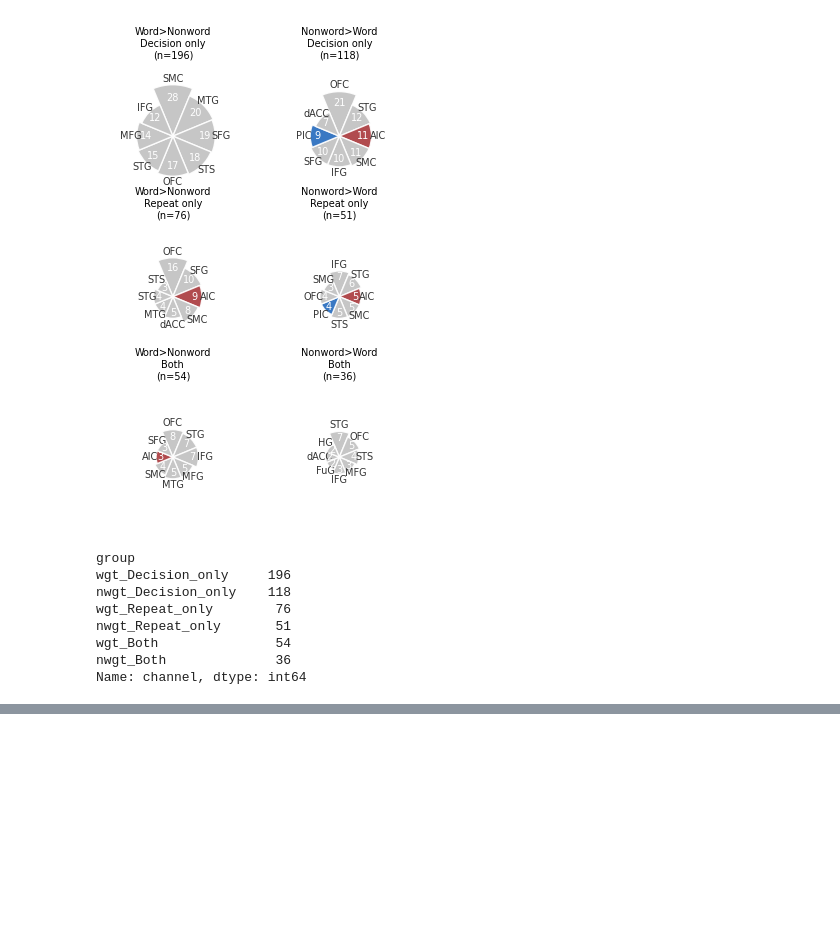
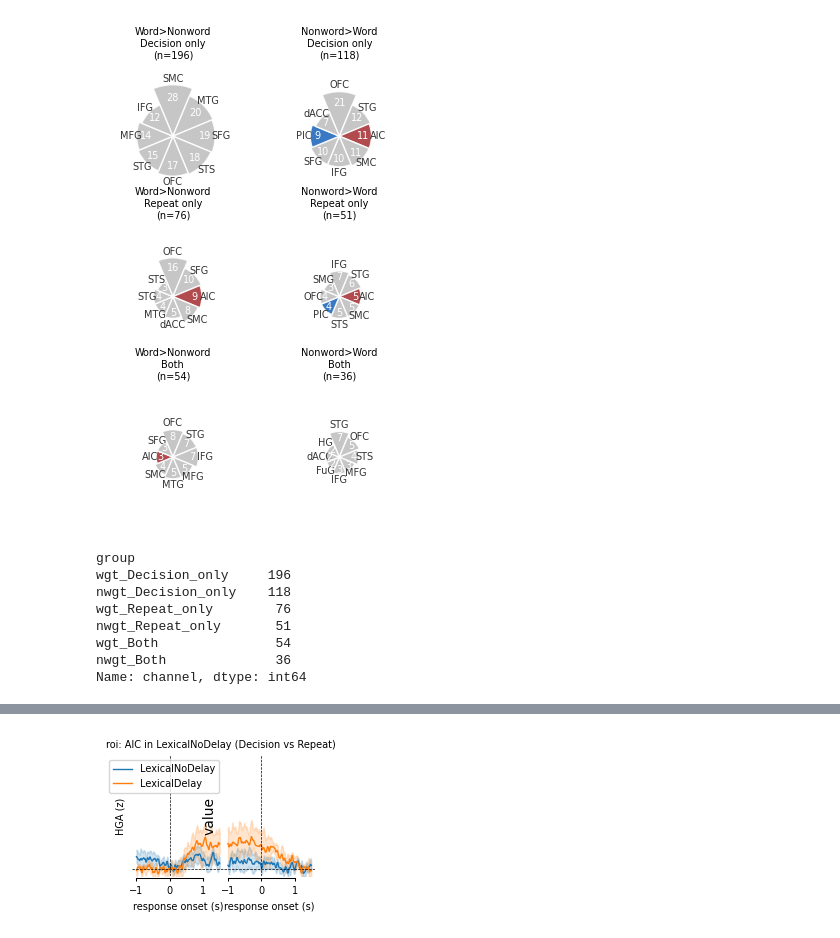
Before and after one commit to shinanlin/insula, a Jupyter notebook: viz/univarite.ipynb, the cells around one changed output, grey strips where cells are left out. Drawn from its saved outputs; the diff is of its cells as text; code cells hidden in the pictures; blank space fills up the shorter version.

```diff
--- a/viz/univarite.ipynb
+++ b/viz/univarite.ipynb
@@ -1569,0 +1694,10 @@ Name: channel, dtype: int64
+# %%
+# load a exlude pandas df
+fpath = '../results/exlude_insula.csv'
+exclude_df = pd.read_csv(fpath, index_col=0)
+# exclude NaN columns and flatten into single list
+exclude_chn = [electrode for item in exclude_df.Exclude.dropna()
+                for electrode in eval(item)]
+
+HGAs = HGAs[~HGAs.channel.isin(exclude_chn)]
+print(exclude_chn)
@@ -1569,0 +2313,51 @@ Name: channel, dtype: int64
+# %%
+rois = ['AIC']
+task_name = 'LexicalNoDelay'
+
+# HGA traces (same as your existing plot)
+pick = meta[meta.dom_key==1].channel.unique()
+subset = HGAs[
+    (HGAs.channel.isin(pick))
+    & (HGAs.description=='Decision')
+]
+
+phases = ['stimulus', 'response']
+
+fig, axes = plt.subplots(nrows=1, ncols=len(phases), figsize=(3*len(phases)*cm, 4*cm),
+                         gridspec_kw={'width_ratios': [2.5]*len(phases)})
+plt.subplots_adjust(wspace=0)
+
+for ax, phase in zip(axes, phases):
+    legend = (ax == axes[0])
+
+    # 1. Draw HGA traces split by Decision / Repeat
+    sns.lineplot(
+        data=subset[subset.phase == phase],
+        x='time', y='value',
+        hue='task',
+        ax=ax, legend=legend, lw=1
+    )
+
+for ax in axes:
+    ax.axvline(x=0, color='k', linestyle='--', linewidth=0.5)
+    ax.axhline(y=0, color='k', linestyle='--', linewidth=0.5)
+    ax.tick_params(labelsize=7, width=.75, length=2, which='both')
+    plt.setp(ax.spines.values(), linewidth=.75)
+    sns.despine(ax=ax, offset=1, trim=True)
+
+    if ax.get_legend() is not None:
+        ax.legend(title='', fontsize=7)
+
+    ax.set_yticklabels([])
+    ax.set_yticks([])
+    ax.spines['left'].set_visible(False)
+    ax.set_ylim(-0.1, 1.5)
+
+    ax.set_xlabel(f'{phase} onset (s)', fontsize=7)
+
+axes[0].set_ylabel('HGA (z)', fontsize=7)
+
+plt.suptitle(f'roi: {rois[0]} in {task_name} (Decision vs Repeat)', fontsize=7)
+plt.show()
+# %% [output]
+[figure, added]
```
Also changed, not shown: parts of 15 cells of this notebook.
